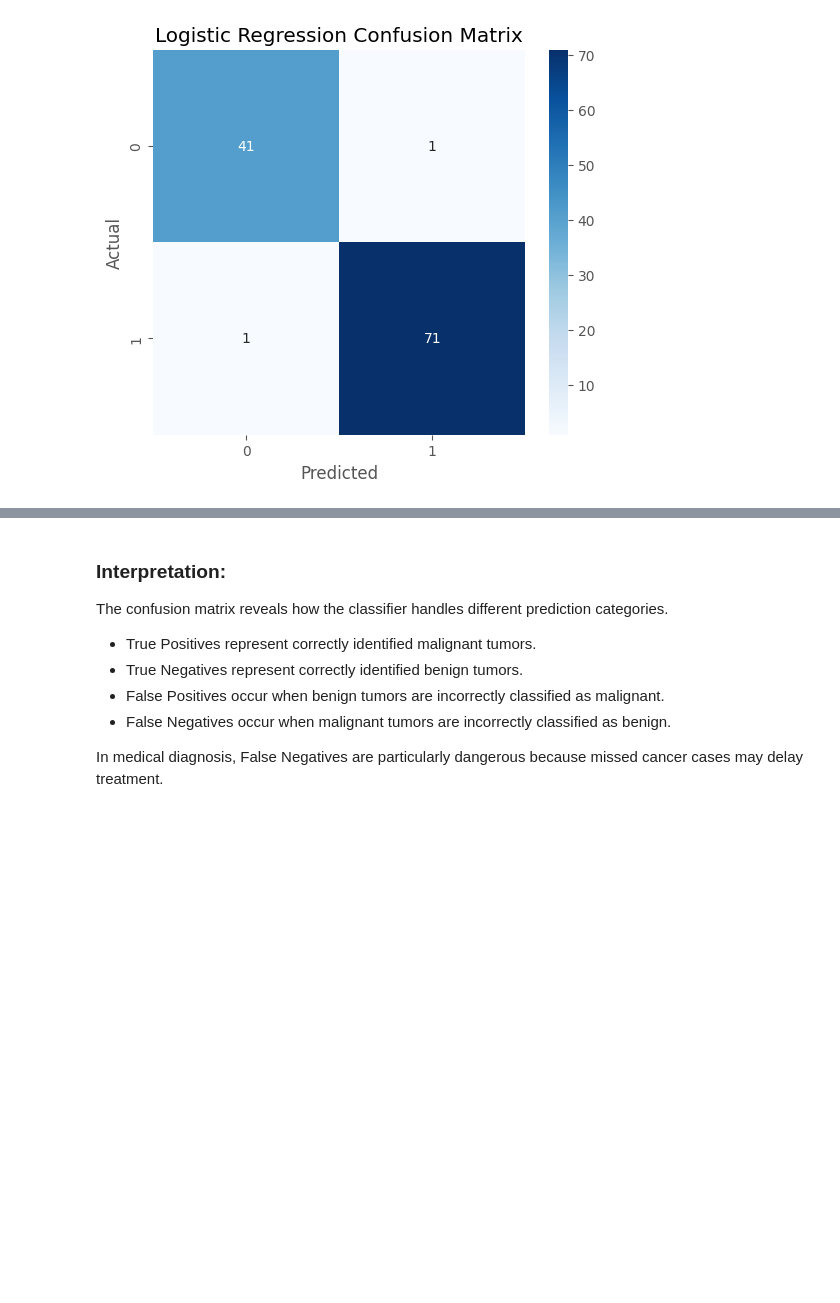
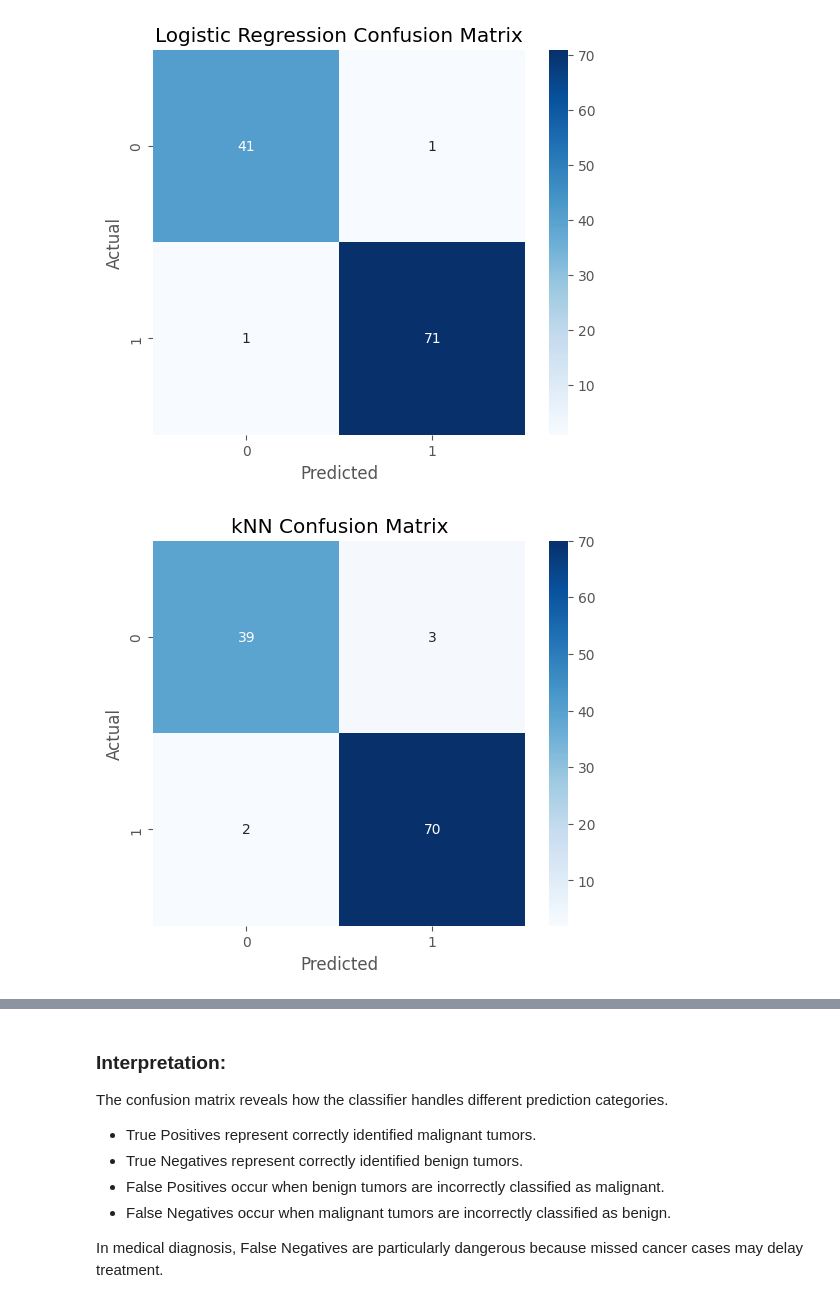
Before and after one commit to AlirezaZeyghami/Classification_Pipeline_and_Performance_Evaluation, a Jupyter notebook: HW2_Classification_Pipeline_and_Performance_Evaluation.ipynb, the cells around one changed output, grey strips where cells are left out. Cells and saved outputs as stored; diff of their text form; code cells hidden in the pictures; blank space fills up the shorter version.

```diff
--- a/HW2_Classification_Pipeline_and_Performance_Evaluation.ipynb
+++ b/HW2_Classification_Pipeline_and_Performance_Evaluation.ipynb
@@ -584,3 +597,11 @@ plot_confusion_matrix(
 )
 # %% [output]
 [figure]
+# %%
+plot_confusion_matrix(
+    y_test,
+    y_pred_knn,
+    "kNN Confusion Matrix"
+)
+# %% [output]
+[figure, added]
```
Also changed, not shown: parts of 6 cells of this notebook.
